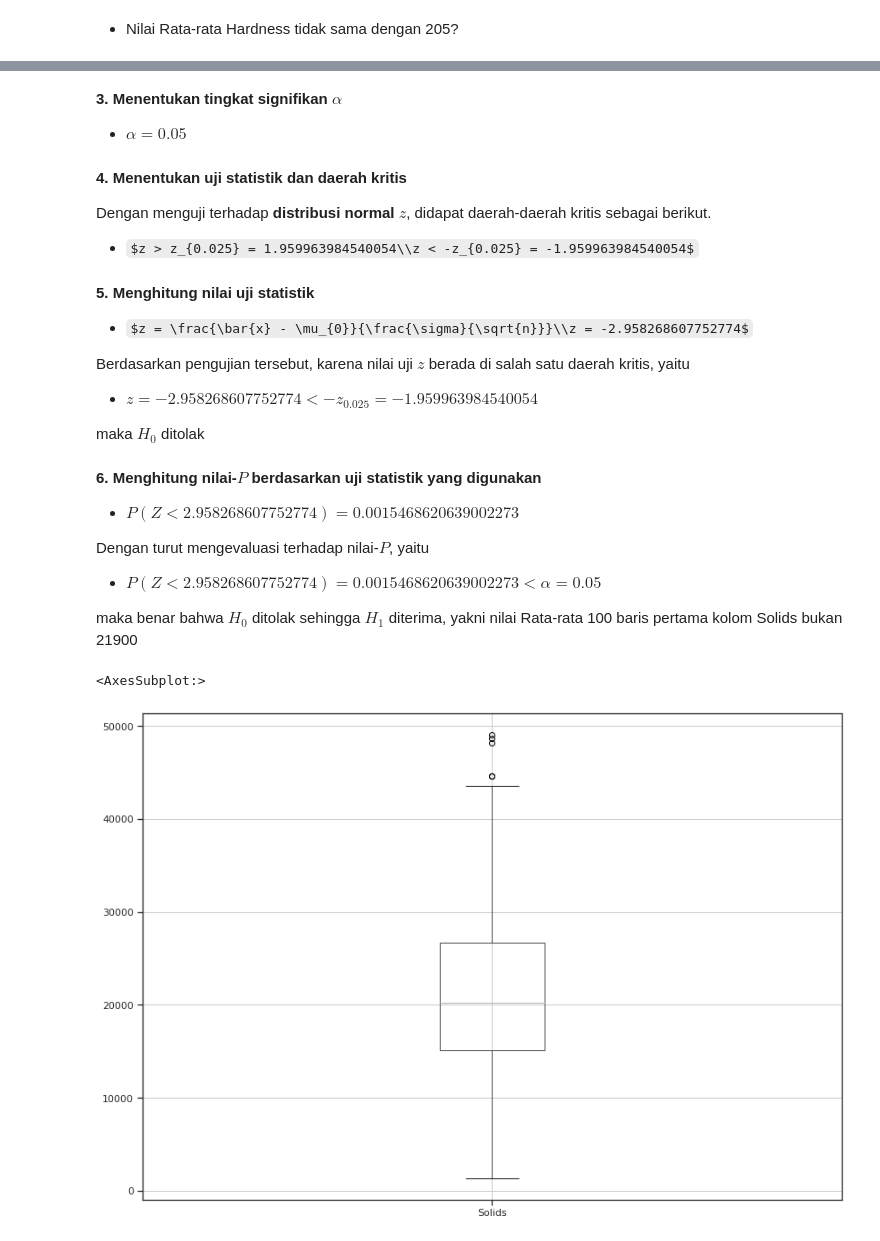
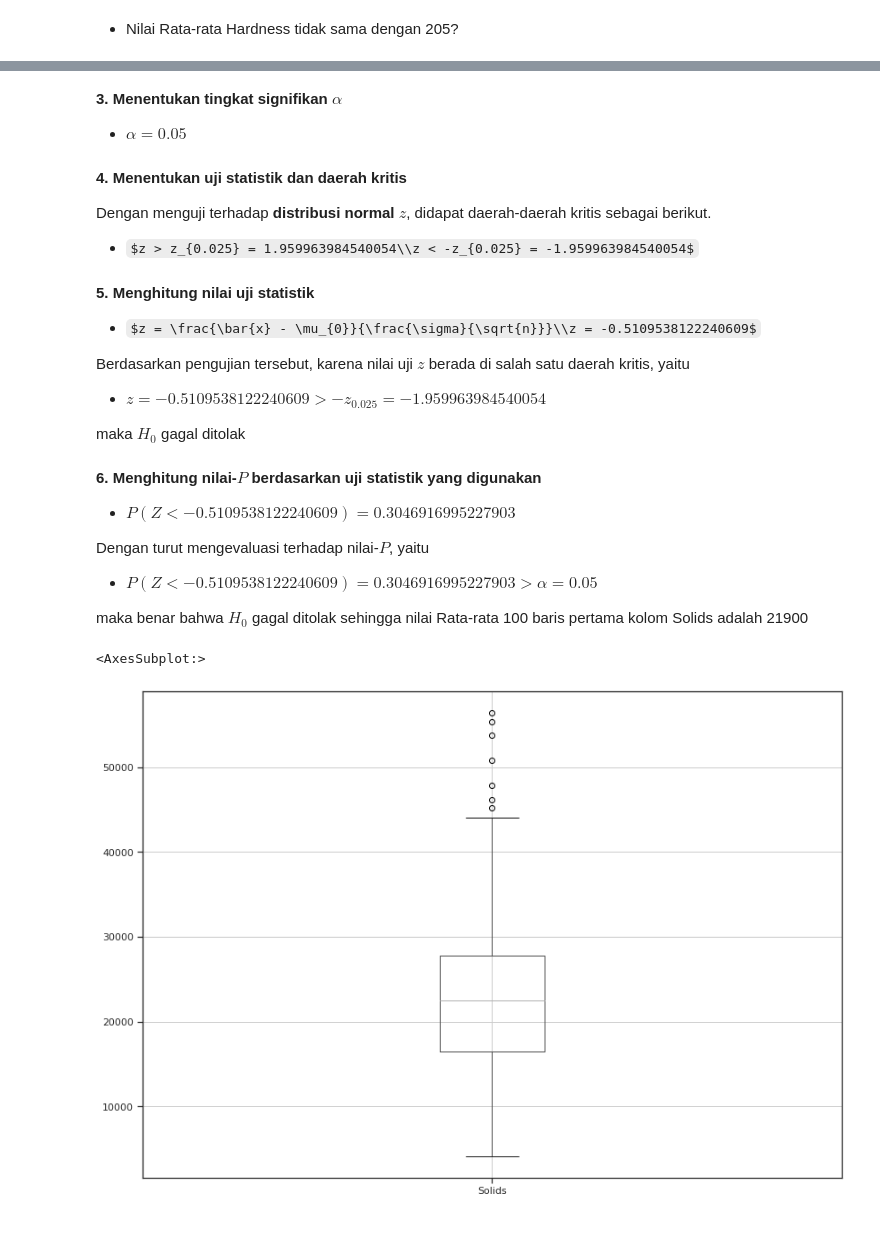
Before and after one commit to dwikalam/Tubes-IF2220-Probstat, a Jupyter notebook: feature-1-2-4.ipynb, the cells around one changed output, grey strips where cells are left out. Drawn from its saved outputs; the diff is of its cells as text; code cells hidden in the pictures; some formulas as TeX source.

```diff
--- a/feature-1-2-4.ipynb
+++ b/feature-1-2-4.ipynb
@@ -90,7 +54,7 @@ dari semua kolom pada data yang bersifat numerik, terdiri dari
 Boleh juga ditambahkan deskripsi lain.
 # %%
 
-#wp = wp.drop(["id"], axis = 1)
+wp = wp.drop(["id"], axis = 1)
 wp_stats = pd.DataFrame(columns = colsName)
 
 def concate_df(df_stats : pd.DataFrame, desc_stat) -> pd.DataFrame:
@@ -591,10 +522,10 @@ display(Markdown(
 
                     "Berdasarkan pengujian tersebut, karena nilai uji $z$ berada di salah satu daerah kritis, yaitu\n\n"
                     "- $"
-                    "z = " + str(z_val) + " < -z_{0.025} = " + str(-z_alpha) +
+                    "z = " + str(z_val) + " > -z_{0.025} = " + str(-z_alpha) +
                     "$\n\n"
 
-                    "maka $H_{0}$ ditolak\n\n"
+                    "maka $H_{0}$ gagal ditolak\n\n"
                 ))
 
 p_val = st.norm.sf(abs(z_val))
@@ -602,15 +533,15 @@ display(Markdown(
                     "**6. Menghitung nilai-$P$ berdasarkan uji statistik yang digunakan**\n\n"
 
                     "- $"
-                    "P(Z < " + str(-z_val) +") = " + str(p_val) +
+                    "P(Z < " + str(z_val) +") = " + str(p_val) +
                     "$\n\n"
 
                     "Dengan turut mengevaluasi terhadap nilai-$P$, yaitu\n\n"
                     "- $"
-                    "P(Z < " + str(-z_val) +") = " + str(p_val) + " < \\alpha = 0.05"
+                    "P(Z < " + str(z_val) +") = " + str(p_val) + " > \\alpha = 0.05"
                     "$\n\n"
 
-                    "maka benar bahwa $H_{0}$ ditolak sehingga $H_{1}$ diterima, yakni nilai Rata-rata 100 baris pertama kolom Solids bukan 21900"
+                    "maka benar bahwa $H_{0}$ gagal ditolak sehingga nilai Rata-rata 100 baris pertama kolom Solids adalah 21900"
                 ))
 
 sample_wp.boxplot(["Solids"], figsize=(14,10))
@@ -625,33 +556,33 @@ Dengan menerapkan **two-tailed-test** maka $H_{1}$ akan ditentukan sebagai berik
 
 - $H_{1}: \mu_{Solids_{1,100}} \neq 21900$
 **3. Menentukan tingkat signifikan $\alpha$**
 
 - $\alpha = 0.05$
 **4. Menentukan uji statistik dan daerah kritis**
 
 Dengan menguji terhadap **distribusi normal $z$**, didapat daerah-daerah kritis sebagai berikut.
 
 - $z > z_{0.025} = 1.959963984540054\\z < -z_{0.025} = -1.959963984540054$
 **5. Menghitung nilai uji statistik**
 
-- $z = \frac{\bar{x} - \mu_{0}}{\frac{\sigma}{\sqrt{n}}}\\z = -2.958268607752774$
+- $z = \frac{\bar{x} - \mu_{0}}{\frac{\sigma}{\sqrt{n}}}\\z = -0.5109538122240609$
 
 Berdasarkan pengujian tersebut, karena nilai uji $z$ berada di salah satu daerah kritis, yaitu
 
-- $z = -2.958268607752774 < -z_{0.025} = -1.959963984540054$
+- $z = -0.5109538122240609 > -z_{0.025} = -1.959963984540054$
 
-maka $H_{0}$ ditolak
+maka $H_{0}$ gagal ditolak
 **6. Menghitung nilai-$P$ berdasarkan uji statistik yang digunakan**
 
-- $P(Z < 2.958268607752774) = 0.0015468620639002273$
+- $P(Z < -0.5109538122240609) = 0.3046916995227903$
 
 Dengan turut mengevaluasi terhadap nilai-$P$, yaitu
 
-- $P(Z < 2.958268607752774) = 0.0015468620639002273 < \alpha = 0.05$
+- $P(Z < -0.5109538122240609) = 0.3046916995227903 > \alpha = 0.05$
 
-maka benar bahwa $H_{0}$ ditolak sehingga $H_{1}$ diterima, yakni nilai Rata-rata 100 baris pertama kolom Solids bukan 21900
+maka benar bahwa $H_{0}$ gagal ditolak sehingga nilai Rata-rata 100 baris pertama kolom Solids adalah 21900
 <AxesSubplot:>
-[figure, old version]
+[figure, new version]
 # %%
 display(Markdown("#### 4.d. Proporsi nilai Conductivity yang lebih dari 450, adalah tidak sama dengan 10%?"))
 
```
Also changed, not shown: parts of 18 cells of this notebook.
